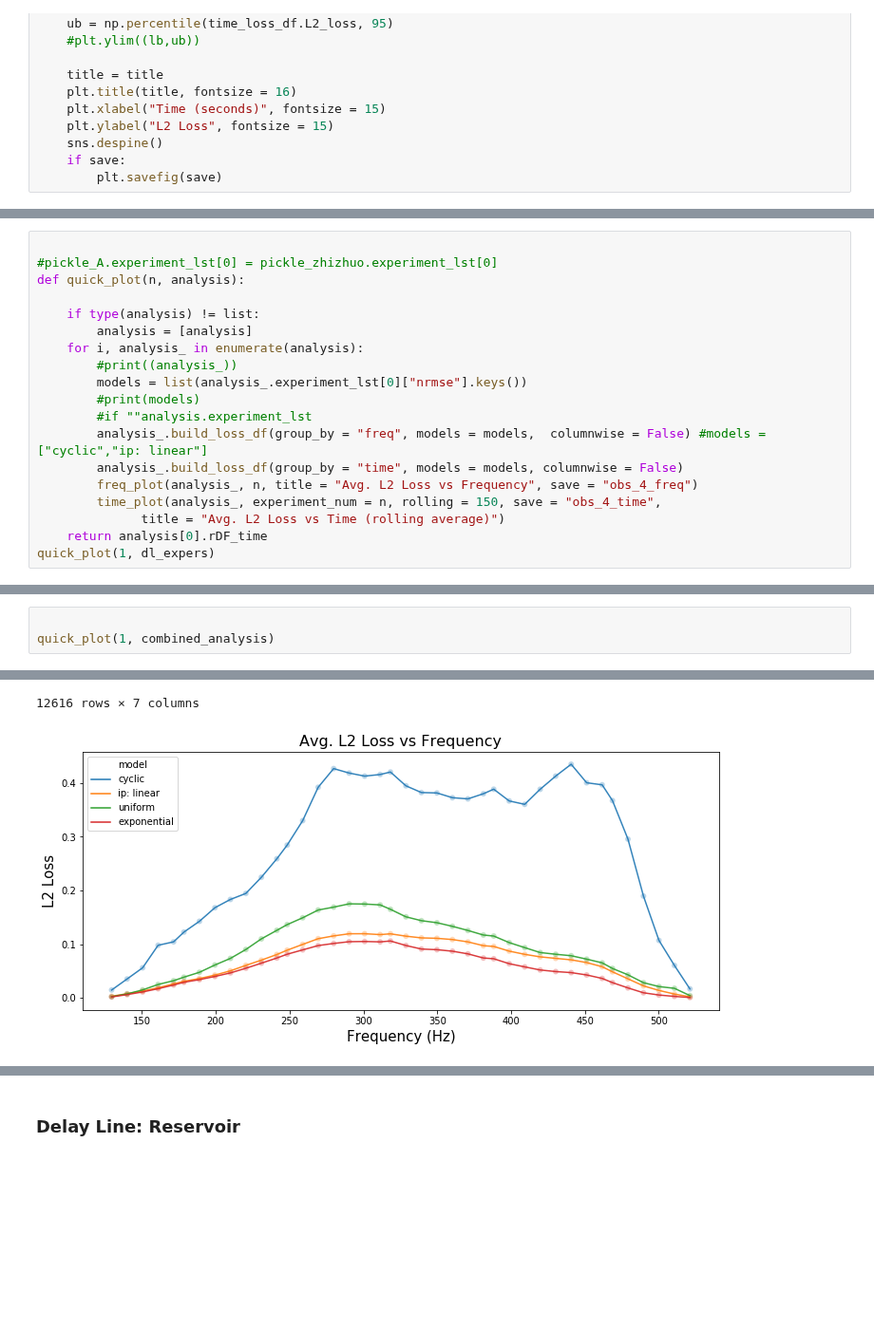
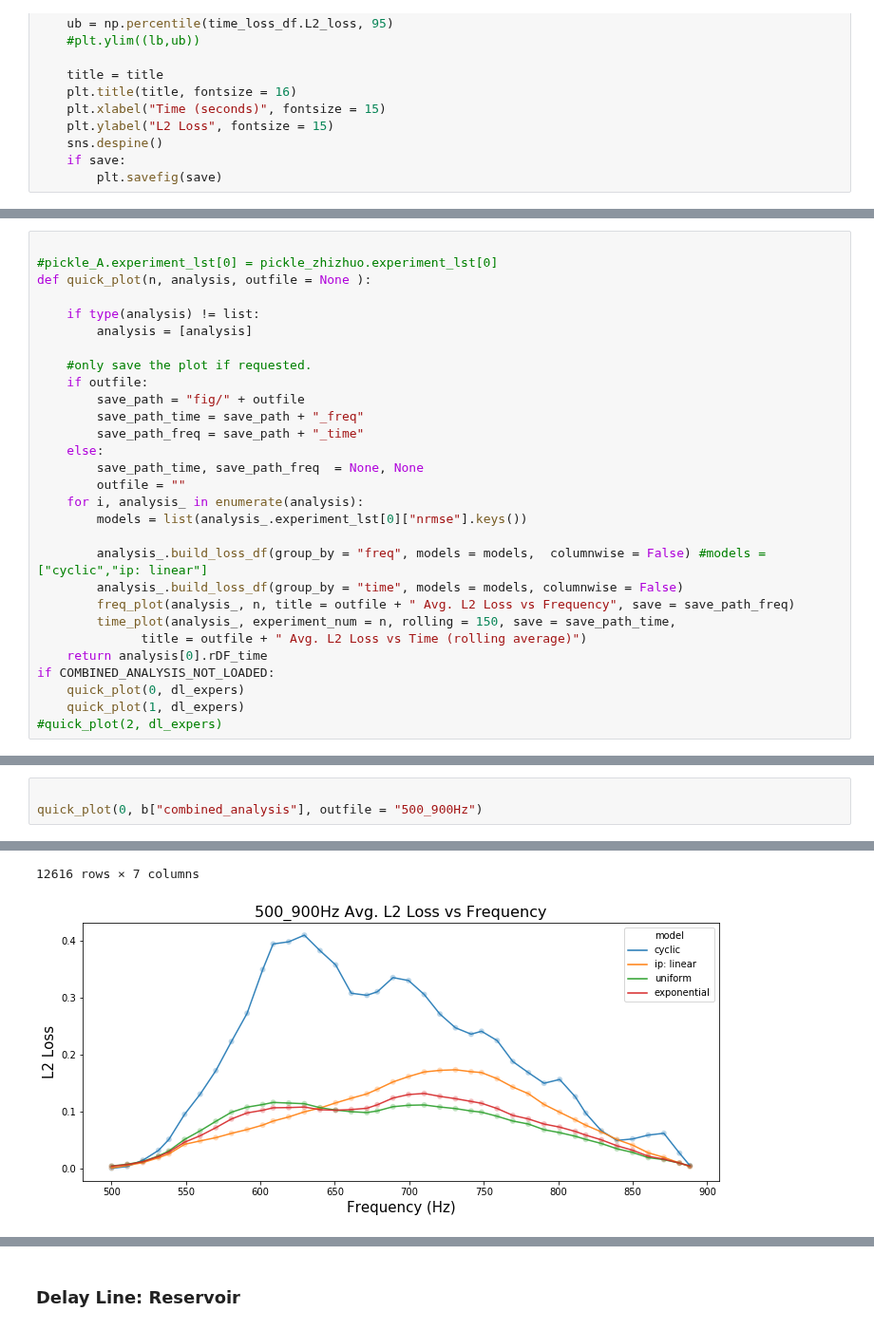
Before and after one commit to blindedjoy/Reservoir, a Jupyter notebook: MARIOS/Analysis.ipynb, the cells around one changed output, grey strips where cells are left out. Shown at 95% size. Saved outputs shown, nothing was run; the diff lists cells and outputs as text; blank space fills up the shorter version.

```diff
--- a/MARIOS/Analysis.ipynb
+++ b/MARIOS/Analysis.ipynb
@@ -142,19 +127,29 @@ Percentage of tests completed: 100.0%
 # %%
 
 #pickle_A.experiment_lst[0] = pickle_zhizhuo.experiment_lst[0]
-def quick_plot(n, analysis):
+def quick_plot(n, analysis, outfile = None ):
 
     if type(analysis) != list:
         analysis = [analysis]
+
+    #only save the plot if requested.
+    if outfile:
+        save_path = "fig/" + outfile
+        save_path_time = save_path + "_freq"
+        save_path_freq = save_path + "_time"
+    else:
+        save_path_time, save_path_freq  = None, None
+        outfile = ""
     for i, analysis_ in enumerate(analysis):
-        #print((analysis_))
         models = list(analysis_.experiment_lst[0]["nrmse"].keys())
-        #print(models)
-        #if ""analysis.experiment_lst
+
         analysis_.build_loss_df(group_by = "freq", models = models,  columnwise = False) #models = ["cyclic","ip: linear"]
         analysis_.build_loss_df(group_by = "time", models = models, columnwise = False)
-        freq_plot(analysis_, n, title = "Avg. L2 Loss vs Frequency", save = "obs_4_freq")
-        time_plot(analysis_, experiment_num = n, rolling = 150, save = "obs_4_time",
-              title = "Avg. L2 Loss vs Time (rolling average)")
+        freq_plot(analysis_, n, title = outfile + " Avg. L2 Loss vs Frequency", save = save_path_freq)
+        time_plot(analysis_, experiment_num = n, rolling = 150, save = save_path_time,
+              title = outfile + " Avg. L2 Loss vs Time (rolling average)")
     return analysis[0].rDF_time
-quick_plot(1, dl_expers)
+if COMBINED_ANALYSIS_NOT_LOADED:
+    quick_plot(0, dl_expers)
+    quick_plot(1, dl_expers)
+#quick_plot(2, dl_expers)
@@ -251,5 +197,5 @@ combined_analysis = analysis_combine(dl_expers, random_expers, 0)
 # %%
 
-quick_plot(1, combined_analysis)
+quick_plot(0, b["combined_analysis"], outfile = "500_900Hz")
 # %% [output]
 |  | model | L1_loss | L2_loss | R | split | time | experiment # |
@@ -267,2 +213,2 @@ quick_plot(1, combined_analysis)
 12616 rows × 7 columns
-[figure, old version]
+[figure, new version]
```
Also changed, not shown: parts of 14 cells of this notebook, 42 other files.
